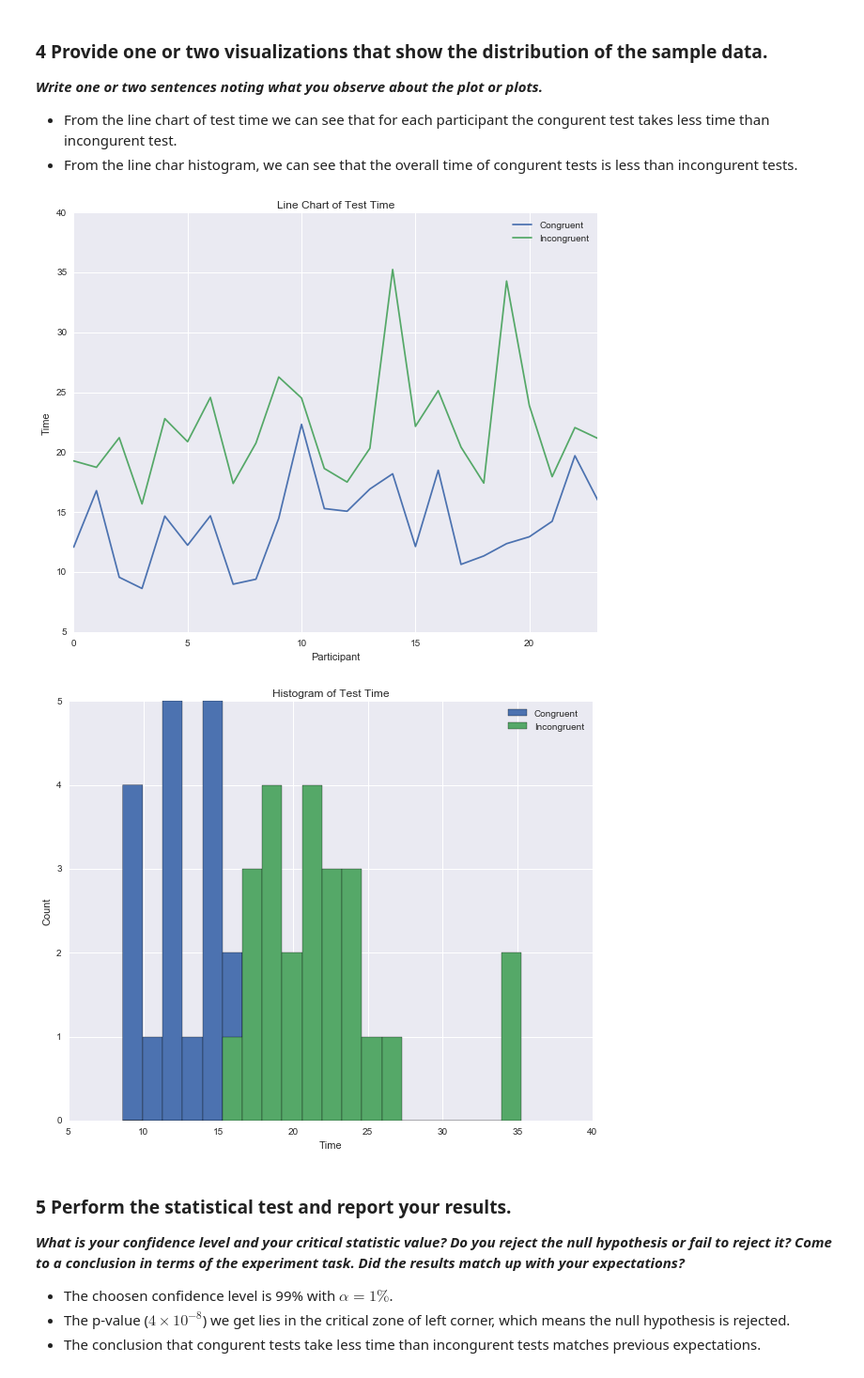
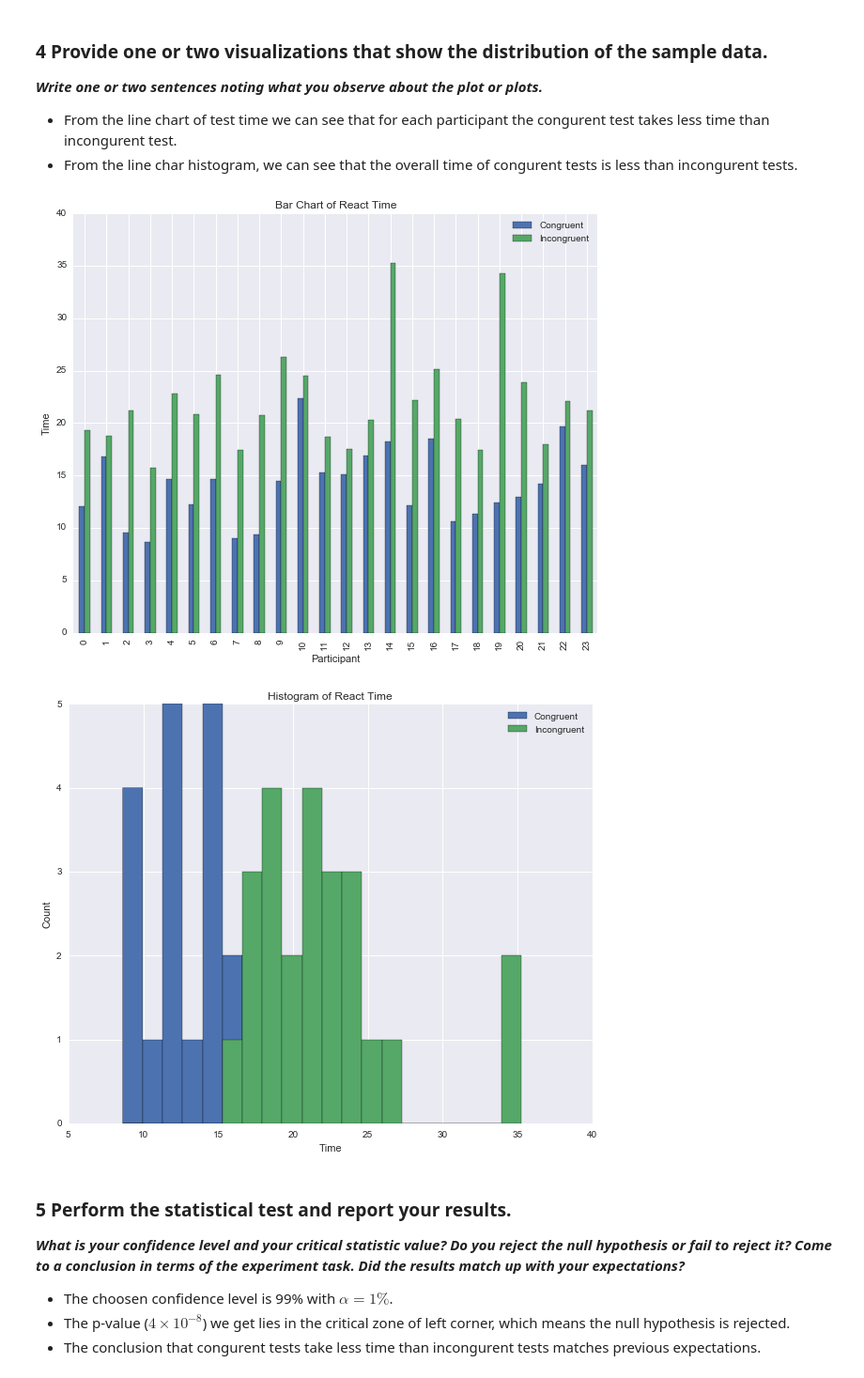
Before and after one commit to Trgovec/Udacity-Data-Analyst-Nanodegree, a Jupyter notebook: projects/stroop_test/stroop_test.ipynb, the cells around one changed output. Shown at 94% size. Saved outputs shown, nothing was run; the diff lists cells and outputs as text; code cells hidden in the pictures.

```diff
--- a/projects/stroop_test/stroop_test.ipynb
+++ b/projects/stroop_test/stroop_test.ipynb
@@ -102,17 +102,17 @@ Statistics of difference of congurent and incongurent data
 - From the line chart of test time we can see that for each participant the congurent test takes less time than incongurent test.
 - From the line char histogram, we can see that the overall time of congurent tests is less than incongurent tests.
 # %%
-fig = data.plot()
-fig.set_title('Line Chart of Test Time')
+fig = data.plot.bar()
+fig.set_title('Bar Chart of React Time')
 fig.set_xlabel('Participant')
 _ = fig.set_ylabel('Time')
 
 fig = data.plot.hist(bins=20)
-fig.set_title('Histogram of Test Time')
+fig.set_title('Histogram of React Time')
 fig.set_xlabel('Time')
 _ = fig.set_ylabel('Count')
 # %% [output]
-[figure, old version]
+[figure, new version]
 [figure]
 # %% [markdown]
 ### 5 Perform the statistical test and report your results.
```
Also changed, not shown: parts of 2 cells of this notebook, 1 other file.
